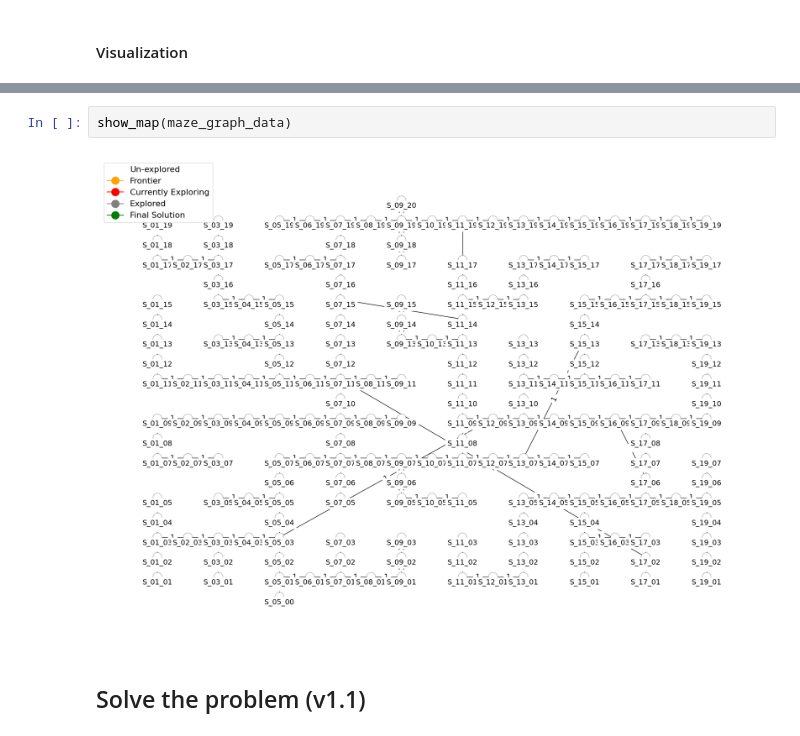
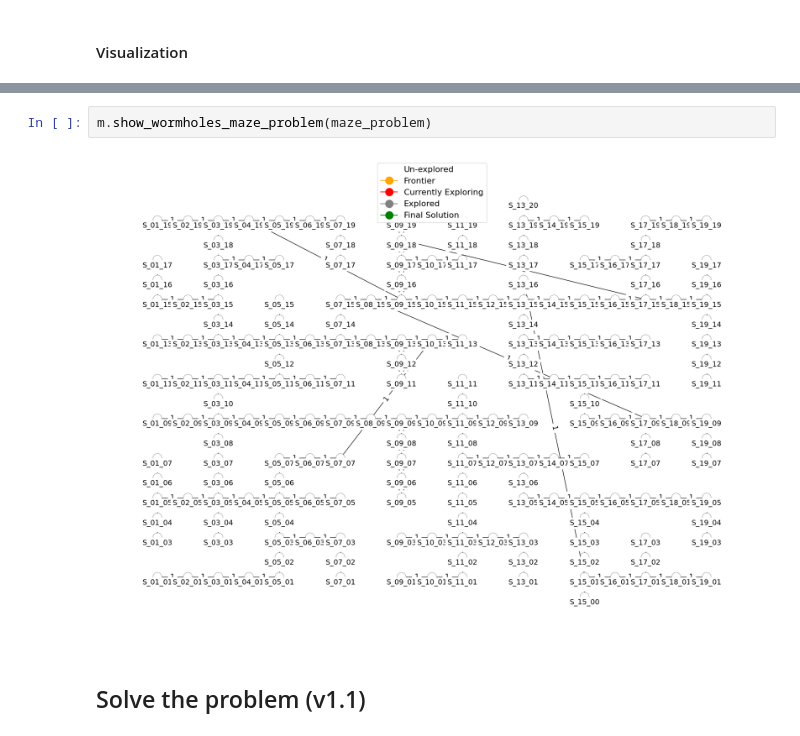
Before and after one commit to 0xInfty/TeleportationMaze, a Jupyter notebook: RandomMazeAStar.ipynb, the cells around one changed output, grey strips where cells are left out. Saved outputs shown, nothing was run; the diff lists cells and outputs as text.

```diff
--- a/RandomMazeAStar.ipynb
+++ b/RandomMazeAStar.ipynb
@@ -395,7 +97,7 @@ maze_graph_data = {  'graph_dict' : maze_map.graph_dict,
-# %%
-show_map(maze_graph_data)
-# %% [output]
-[figure, removed]
+# %%
+m.show_wormholes_maze_problem(maze_problem)
+# %% [output]
+[figure, added]
 # %% [markdown]
 ## Solve the problem (v1.1)
 # %% [markdown]
```
Also changed, not shown: parts of 70 cells of this notebook.
